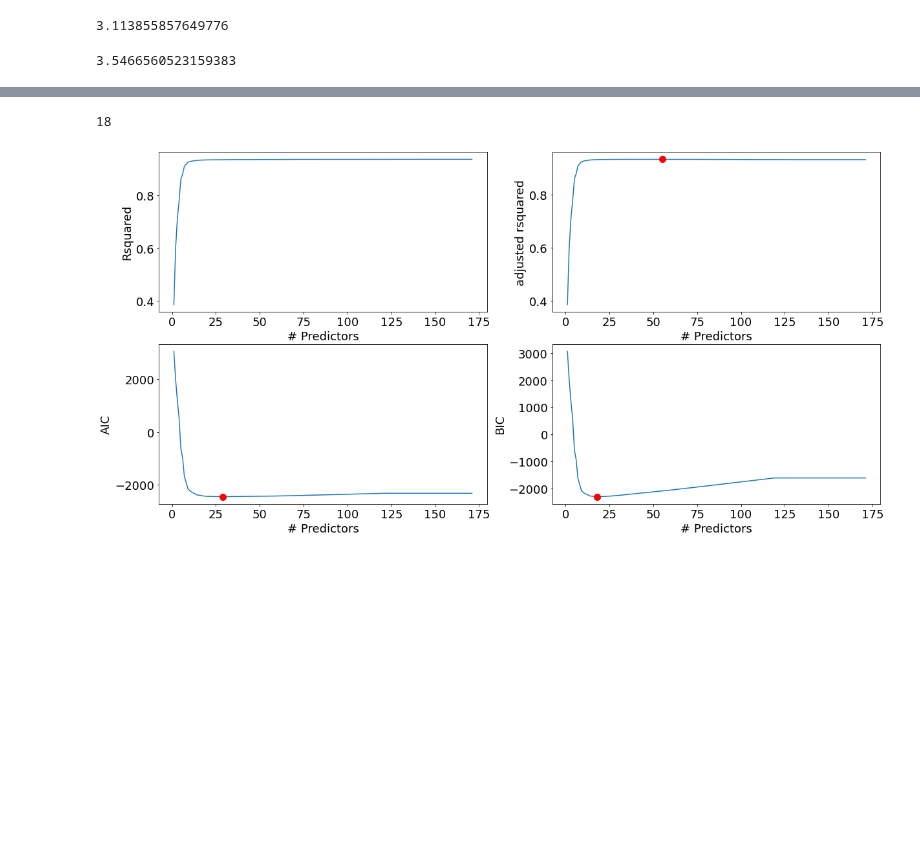
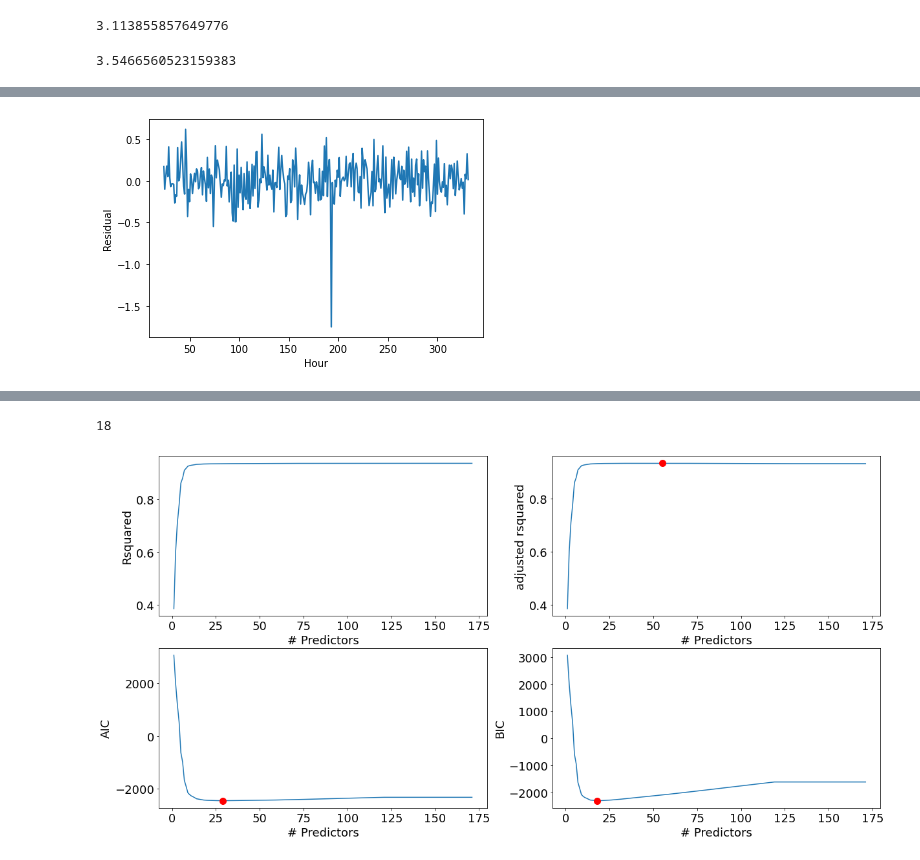
Before and after one commit to cndywu/TheYelpers, a Jupyter notebook: Project Code Template New.ipynb, the cells around one changed output, grey strips where cells are left out. Drawn from its saved outputs; the diff is of its cells as text; code cells hidden in the pictures; blank space fills up the shorter version.

```diff
--- a/Project Code Template New.ipynb
+++ b/Project Code Template New.ipynb
@@ -612,0 +727,2 @@ np.sqrt(np.mean(residuals**2))
+# %%
+res=build_model(["ride_count"])
@@ -612,0 +751,4 @@ np.sqrt(np.mean(residuals**2))
+# %%
+plt_residual(res)
+# %% [output]
+[figure, added]
```
Also changed, not shown: parts of 10 cells of this notebook, 1 other file.
